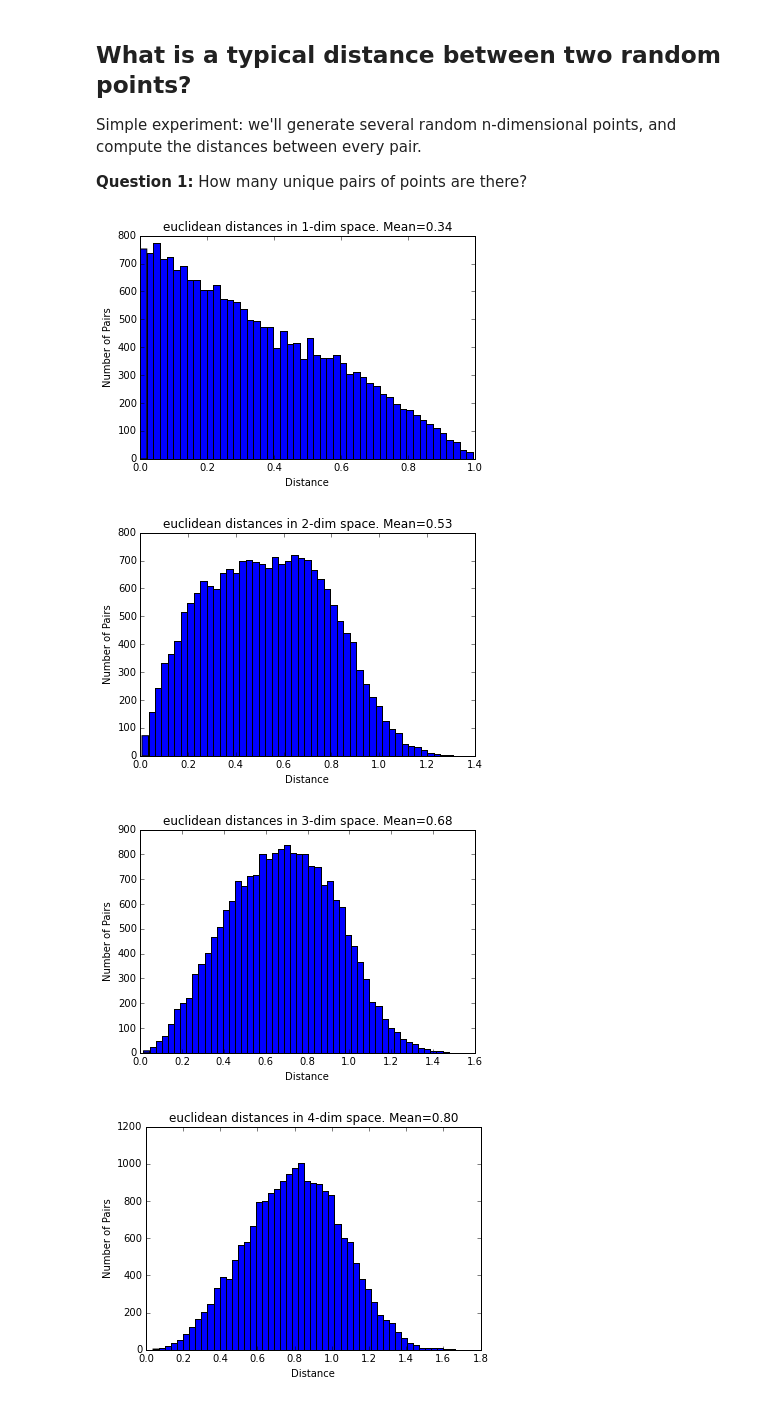
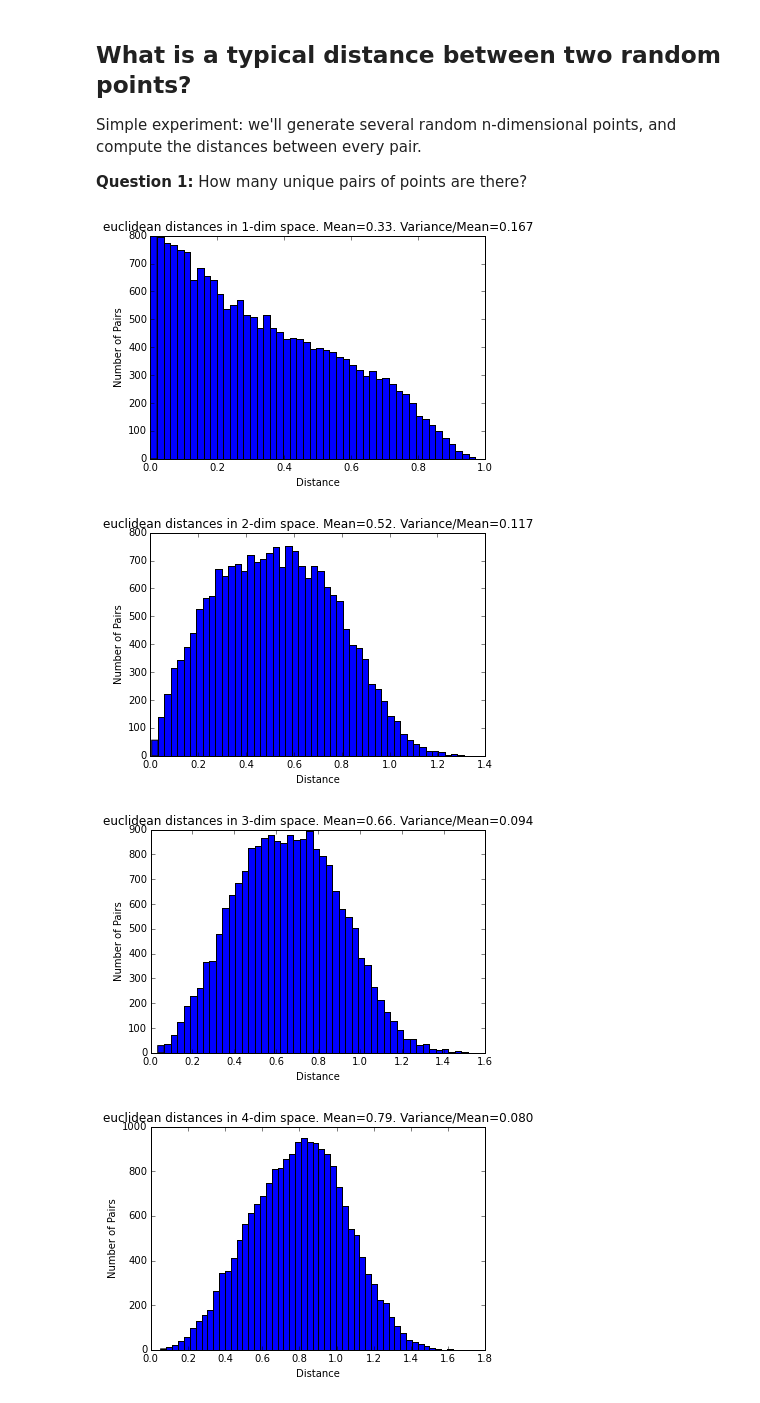
Before and after one commit to sunnyyy/python-notebooks, a Jupyter notebook: highdim.ipynb, the cells around one changed output. Saved outputs shown, nothing was run; the diff lists cells and outputs as text; code cells hidden in the pictures.

Commit message:
var scaled by mean

```diff
--- a/highdim.ipynb
+++ b/highdim.ipynb
@@ -11,25 +11,26 @@ Simple experiment: we'll generate several random n-dimensional points, and compu
 # %%
 import numpy as np
 from scipy.spatial.distance import pdist
 import matplotlib.pyplot as plt
 %matplotlib inline
 
 def pair_distances_randompoints(n, metric):
     """generates random n-dimensional vectors,
     plots histogram of distances between all the pairs of vectors"""
     data = np.random.rand(200, n)  # random points with co-ordinates in [0, 1] as row vectors
     pairwise = pdist(data, metric)  # pdist computes all-pairs distances
     plt.figure()
     plt.hist(pairwise, 50)
     plt.xlabel('Distance')
     plt.ylabel('Number of Pairs')
-    plt.title('{0} distances in {1}-dim space. Mean={2:.2f}'.format(metric,
+    plt.title('{0} distances in {1}-dim space. Mean={2:.2f}. Variance/Mean={3:.3f}'.format(metric,
                                                                     n,
-                                                                    np.mean(pairwise)))
+                                                                    np.mean(pairwise),
+                                                                   np.var(pairwise)/np.mean(pairwise)))
 for n in [1, 2, 3, 4, 10, 10000]:
     pair_distances_randompoints(n, 'euclidean')
 # %% [output]
-[figure, old version]
+[figure, new version]
-[figure, old version]
+[figure, new version]
-[figure, old version]
+[figure, new version]
-[figure, old version]
+[figure, new version]
```
Also changed, not shown: parts of 1 cell of this notebook.
